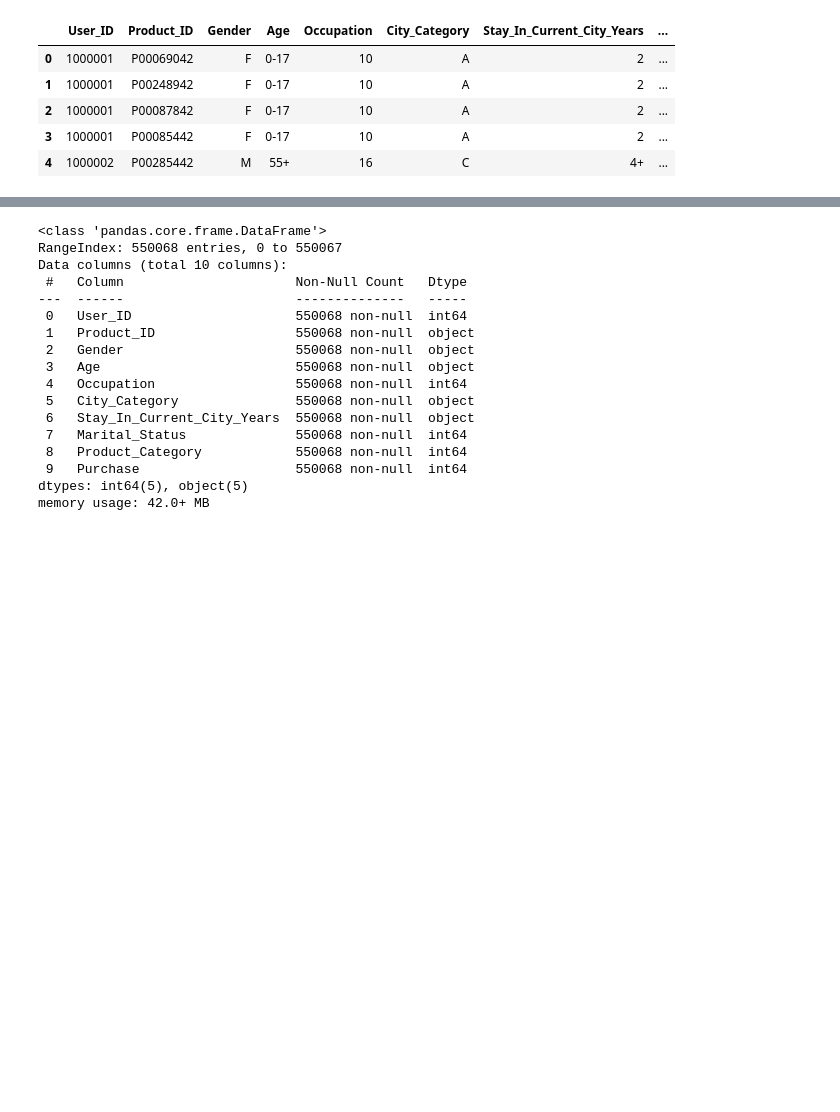
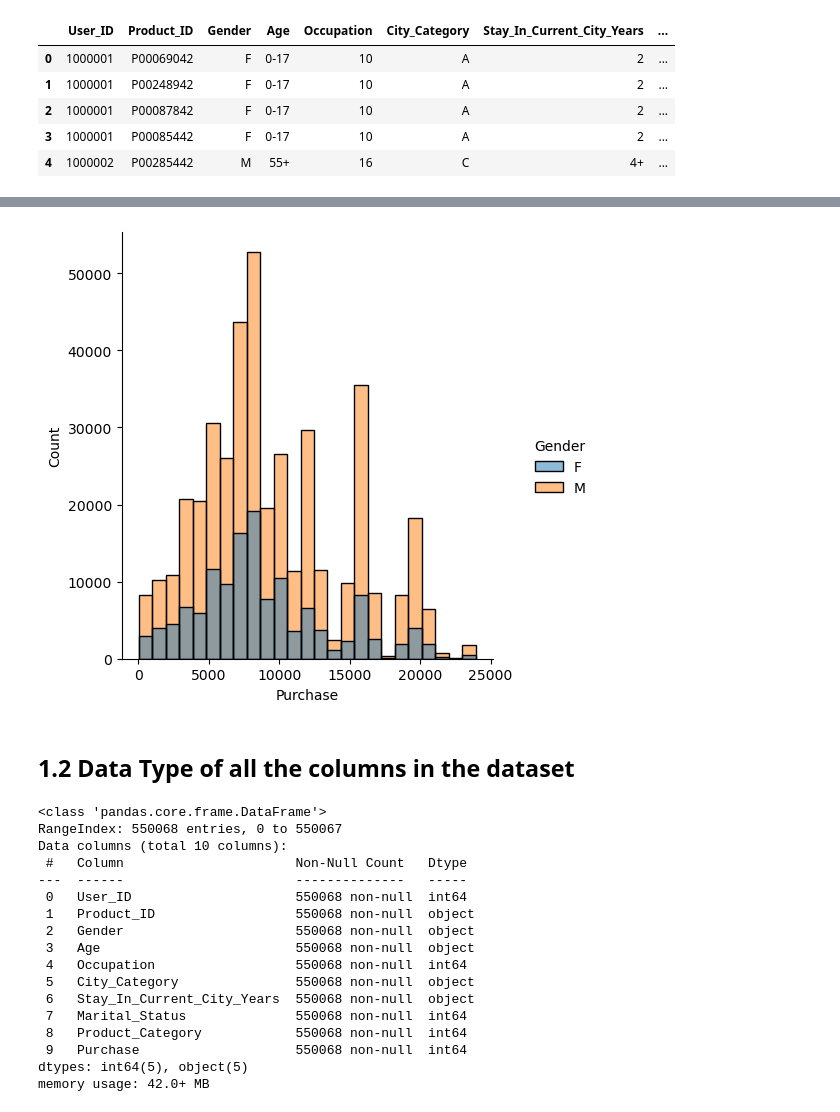
Before and after one commit to nigowda/04.Walmart-Confidence-Interval-and-CLT, a Jupyter notebook: WalmartCaseStudy.ipynb, the cells around one changed output, grey strips where cells are left out. Drawn from its saved outputs; the diff is of its cells as text; code cells hidden in the pictures; blank space fills up the shorter version.

```diff
--- a/WalmartCaseStudy.ipynb
+++ b/WalmartCaseStudy.ipynb
@@ -18,3 +93,10 @@ df.head()
+# %%
+sns.displot(x='Purchase', hue='Gender', data=df, bins=25)
+plt.show()
+# %% [output]
+[figure, added]
+# %% [markdown]
+## 1.2 Data Type of all the columns in the dataset
 # %%
 df.info()
 # %% [output]
```
Also changed, not shown: parts of 88 cells of this notebook.
